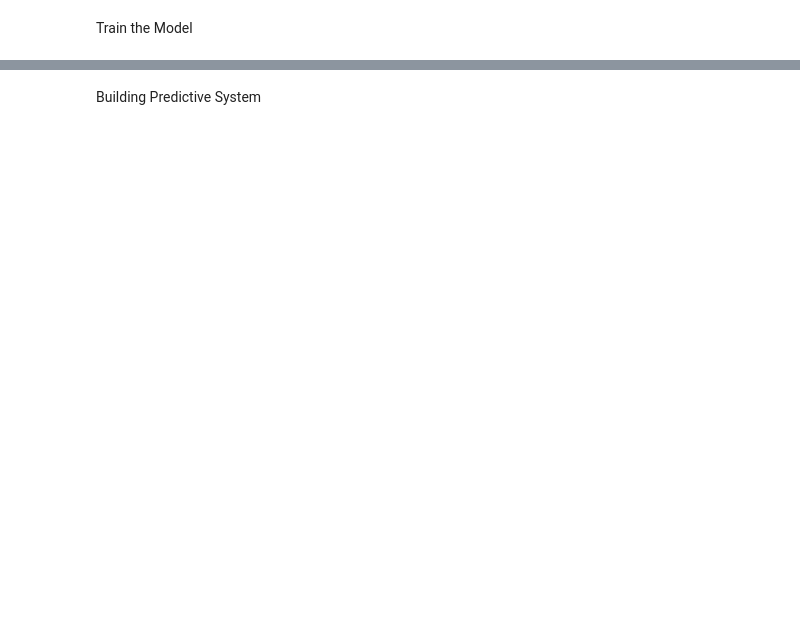
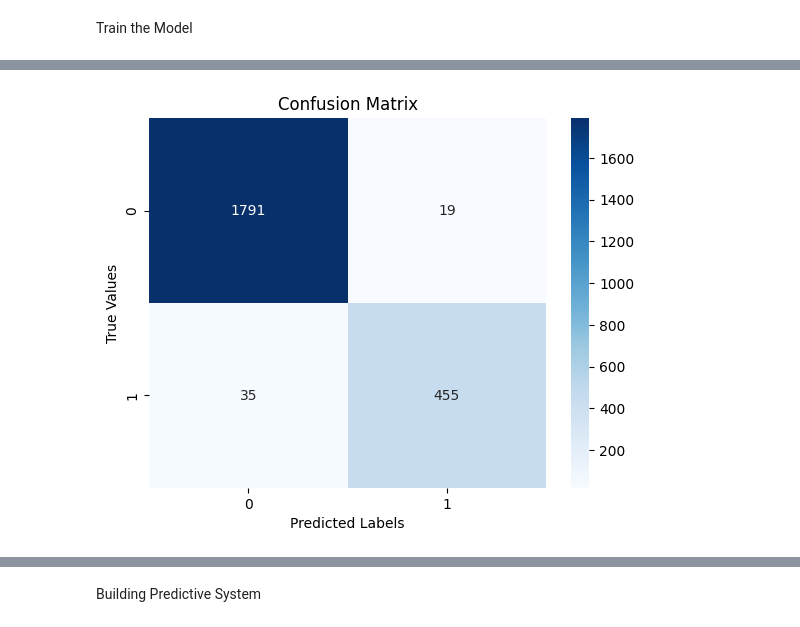
Before and after one commit to gaciuki2402/Seizure_classification, a Jupyter notebook: Seizure_Detection.ipynb, the cells around one changed output, grey strips where cells are left out. Drawn from its saved outputs; the diff is of its cells as text; code cells hidden in the pictures; blank space fills up the shorter version.

```diff
--- a/Seizure_Detection.ipynb
+++ b/Seizure_Detection.ipynb
@@ -312,0 +311,4 @@ Epoch 10/10
+# %%
+# Build and train Random Forest Model
+rf_model = RandomForestClassifier(n_estimators=100, random_state=42)
+rf_model.fit(X_train_std, Y_train)
@@ -312,0 +317,4 @@ Epoch 10/10
+# %%
+# combine predictions
+nn_predictions = nn_model.predict(X_test_std)
+rf_predictions = rf_model.predict(X_test_std)
@@ -312,0 +323,4 @@ Epoch 10/10
+# %%
+# ensemble_predictions
+ensemble_predictions = (nn_predictions + rf_predictions) / 2
+print(ensemble_predictions.shape)
@@ -312,0 +329,18 @@ Epoch 10/10
+# %%
+# convert probabilities to binary
+ensemble_binary_predictions = (ensemble_predictions > 0.5).astype(int).ravel()
+# ensure the lengths are consistent
+if len(Y_test) != len(ensemble_binary_predictions):
+  min_length = min(len(Y_test), len(ensemble_binary_predictions))
+  Y_test = Y_test[:min_length]
+  ensemble_binary_predictions = ensemble_binary_predictions[:min_length]
+
+# evaluate ensemble performance
+ensemble_accuracy = accuracy_score(Y_test, ensemble_binary_predictions)
+print(f"EnsembleAccuracy: {ensemble_accuracy}")
+
+# additional evaluation metrics
+print("Confusion Matrix:\n", confusion_matrix(Y_test, ensemble_binary_predictions))
+print("Confusion Report:\n", classification_report(Y_test, ensemble_binary_predictions))
+# else:
+#   print("Error: Number of samples in Y_test and ensemble_binary_predictons are inconsistent.")
@@ -313,3 +361,15 @@ Epoch 10/10
+# %%
+import seaborn as sns
+import matplotlib.pyplot as plt
+conf_matrix = confusion_matrix(Y_test, ensemble_binary_predictions)
+# plotting the confusiion matrix as a heatmap
+sns.heatmap(conf_matrix, annot=True, fmt="d", cmap="Blues")
+plt.title("Confusion Matrix")
+plt.xlabel("Predicted Labels")
+plt.ylabel("True Values")
+plt.show()
+# %% [output]
+[figure, added]
 # %%
 # evaluate the model on the test set
 loss, accuracy = model.evaluate(X_test_std, Y_test)
```
Also changed, not shown: parts of 12 cells of this notebook.
